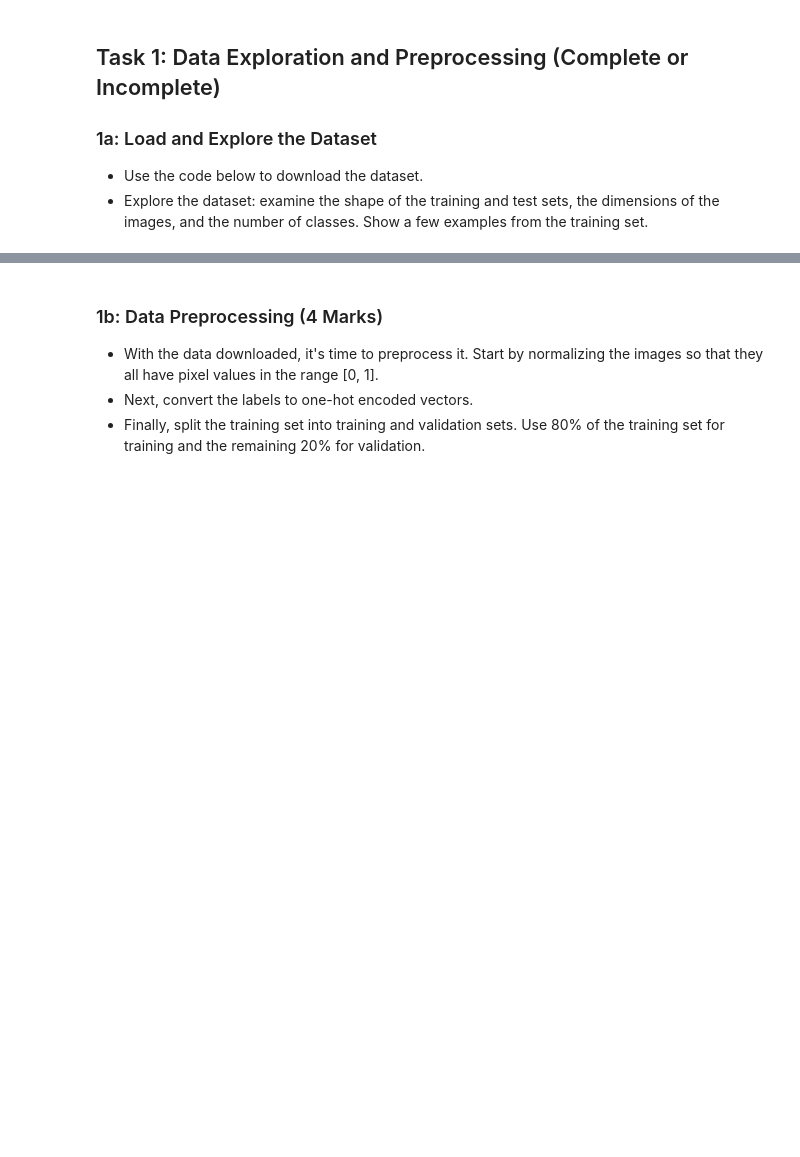
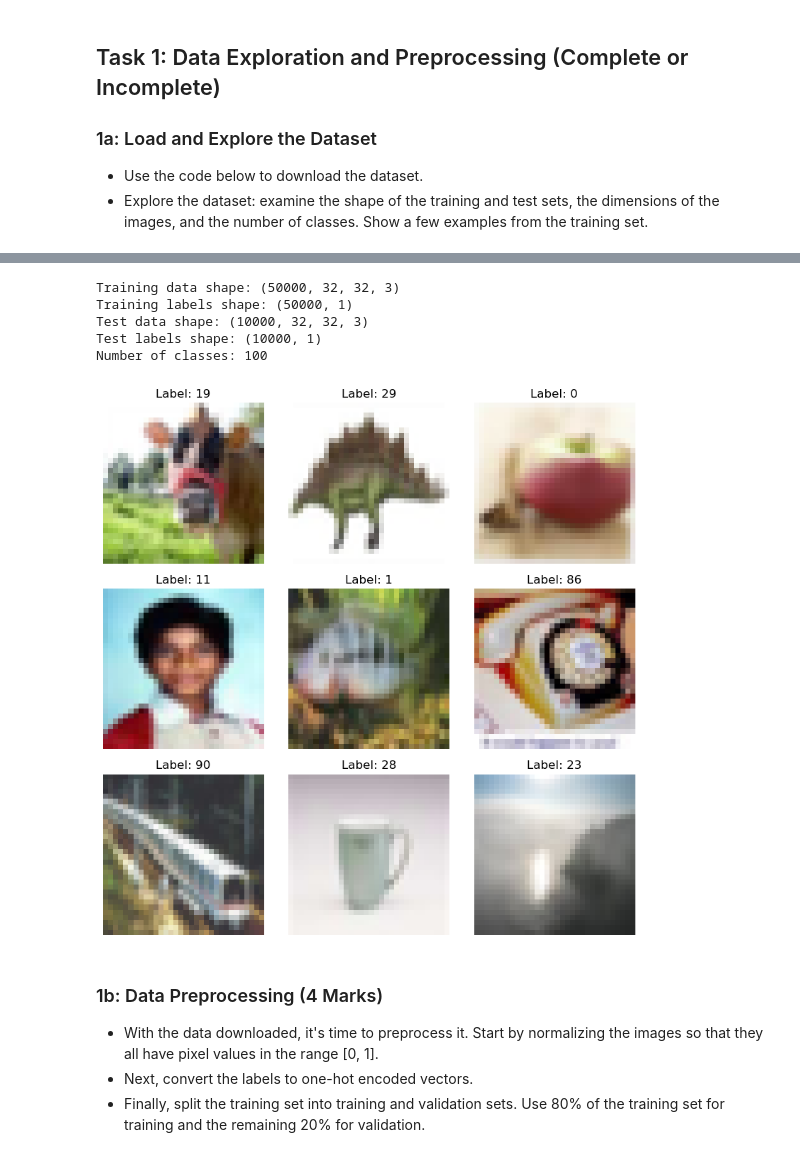
Before and after one commit to UofT-DSI/deep_learning, a Jupyter notebook: 02_activities/assignments/assignment_1.ipynb, the cells around one changed output, grey strips where cells are left out. Drawn from its saved outputs; the diff is of its cells as text; code cells hidden in the pictures; blank space fills up the shorter version.

```diff
--- a/02_activities/assignments/assignment_1.ipynb
+++ b/02_activities/assignments/assignment_1.ipynb
@@ -26,5 +23,33 @@ To enable the following instructions: AVX2 FMA, in other operations, rebuild Ten
 # %%
-# Your code here
+import matplotlib.pyplot as plt
+import numpy as np
+
+# Data exploration
+print(f"Training data shape: {x_train.shape}")
+print(f"Training labels shape: {y_train.shape}")
+print(f"Test data shape: {x_test.shape}")
+print(f"Test labels shape: {y_test.shape}")
+
+# Number of classes
+num_classes = len(np.unique(y_train))
+print(f"Number of classes: {num_classes}")
+
+# Visualize a few examples from the training set
+fig, axes = plt.subplots(3, 3, figsize=(8, 8))
+for i, ax in enumerate(axes.flat):
+    ax.imshow(x_train[i])
+    ax.set_title(f"Label: {y_train[i][0]}")
+    ax.axis('off')
+
+plt.tight_layout()
+plt.show()
+# %% [output]
+Training data shape: (50000, 32, 32, 3)
+Training labels shape: (50000, 1)
+Test data shape: (10000, 32, 32, 3)
+Test labels shape: (10000, 1)
+Number of classes: 100
+[figure, added]
 # %% [markdown]
 ### 1b: Data Preprocessing (4 Marks)
 - With the data downloaded, it's time to preprocess it. Start by normalizing the images so that they all have pixel values in the range [0, 1].
```
Also changed, not shown: parts of 8 cells of this notebook.
